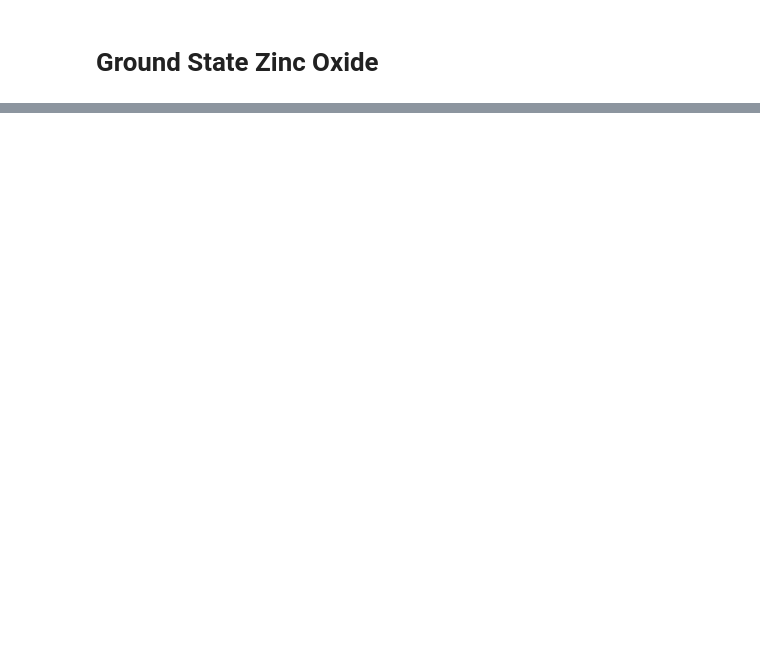
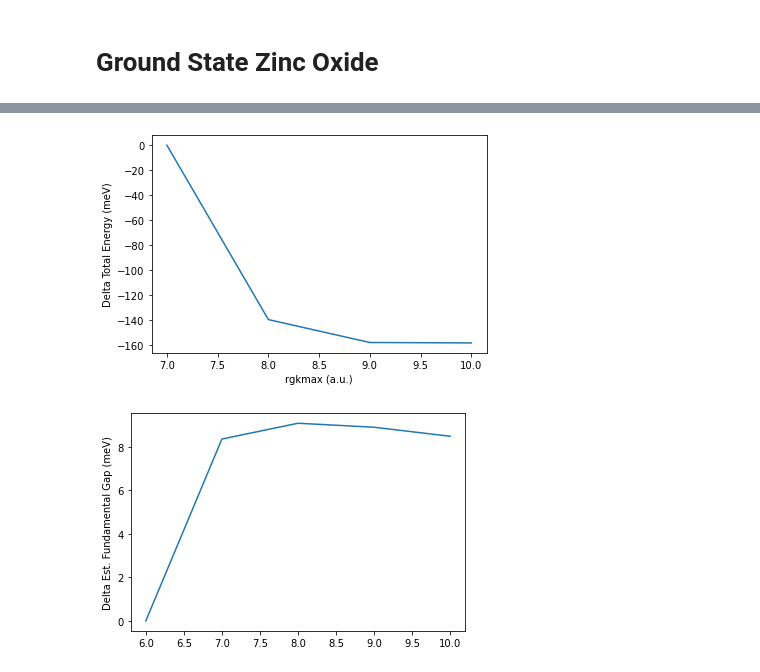
Before and after one commit to AlexBuccheri/python, a Jupyter notebook: pycharm_projects/wp_benchmarks/groundstate/ZnO/zinc_oxide.ipynb, the cells around one changed output, grey strips where cells are left out. Saved outputs shown, nothing was run; the diff lists cells and outputs as text; code cells hidden in the pictures; blank space fills up the shorter version.

```diff
--- a/pycharm_projects/wp_benchmarks/groundstate/ZnO/zinc_oxide.ipynb
+++ b/pycharm_projects/wp_benchmarks/groundstate/ZnO/zinc_oxide.ipynb
@@ -59,0 +254,25 @@ HEX(a=3.2494, c=5.2038)
+# %%
+# Converge rgkmax
+import matplotlib.pyplot as plt
+
+gmaxvr = [18, 21, 24, 27, 27]
+rgkmax = [6, 7, 8, 9, 10]
+
+total_energy = [-3739.50730056, -3739.53847191, -3739.54360625, -3739.54428096, -3739.54429318]
+est_fundamental_gap = [0.02527314, 0.02558060, 0.02560734, 0.02560060, 0.02558531]
+
+ha_to_ev = 27.2114
+ha_to_mev = ha_to_ev * 1000.
+
+plt.rcParams['axes.formatter.useoffset'] = False
+plt.xlabel("rgkmax (a.u.)")
+plt.ylabel("Delta Total Energy (meV)")
+plt.plot(rgkmax[1:], [ (x-total_energy[1]) * ha_to_mev for x in total_energy[1:]])
+plt.show()
+
+plt.ylabel("Delta Est. Fundamental Gap (meV)")
+plt.plot(rgkmax, [(x-est_fundamental_gap[0]) * ha_to_mev for x in est_fundamental_gap])
+plt.show()
+# %% [output]
+[figure, added]
+[figure, added]
```
Also changed, not shown: parts of 10 cells of this notebook, 19 other files.
